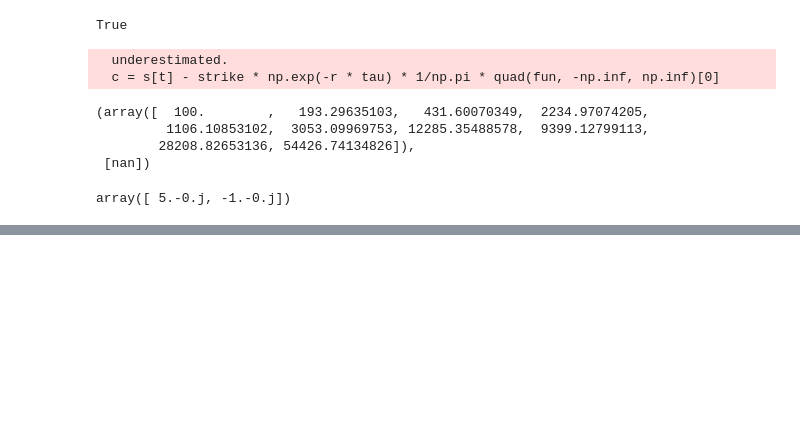
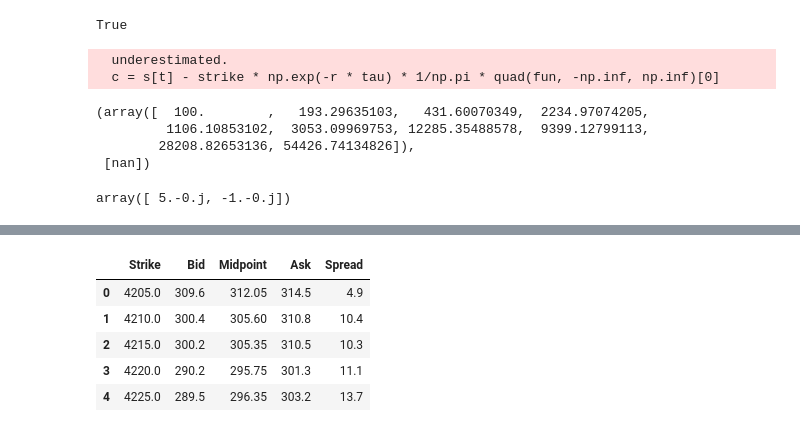
Before and after one commit to kirillzx/Generalized-Bates-model-draft, a Jupyter notebook: Models.ipynb, the cells around one changed output, grey strips where cells are left out. Saved outputs shown, nothing was run; the diff lists cells and outputs as text; code cells hidden in the pictures; blank space fills up the shorter version.

```diff
--- a/Models.ipynb
+++ b/Models.ipynb
@@ -371,0 +409,11 @@ array([23415.32940148, 23887.25454892])
+# %%
+data['Spread'] = data['Ask'] - data['Bid']
+# %%
+data.head()
+# %% [output]
+|  | Strike | Bid | Midpoint | Ask | Spread |
+| 0 | 4205.0 | 309.6 | 312.05 | 314.5 | 4.9 |
+| 1 | 4210.0 | 300.4 | 305.60 | 310.8 | 10.4 |
+| 2 | 4215.0 | 300.2 | 305.35 | 310.5 | 10.3 |
+| 3 | 4220.0 | 290.2 | 295.75 | 301.3 | 11.1 |
+| 4 | 4225.0 | 289.5 | 296.35 | 303.2 | 13.7 |
```
Also changed, not shown: parts of 10 cells of this notebook, 1 other file.
